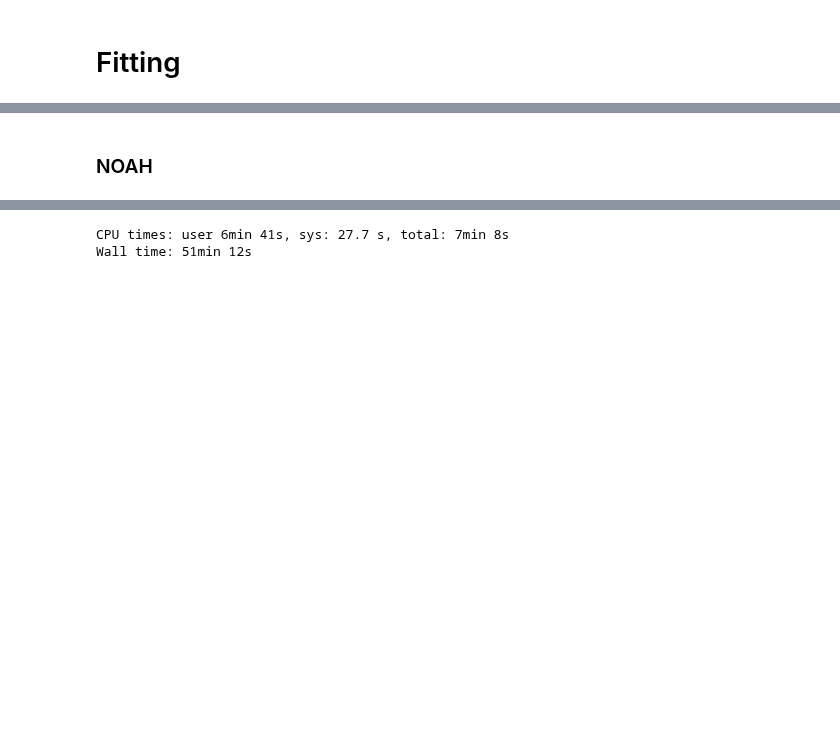
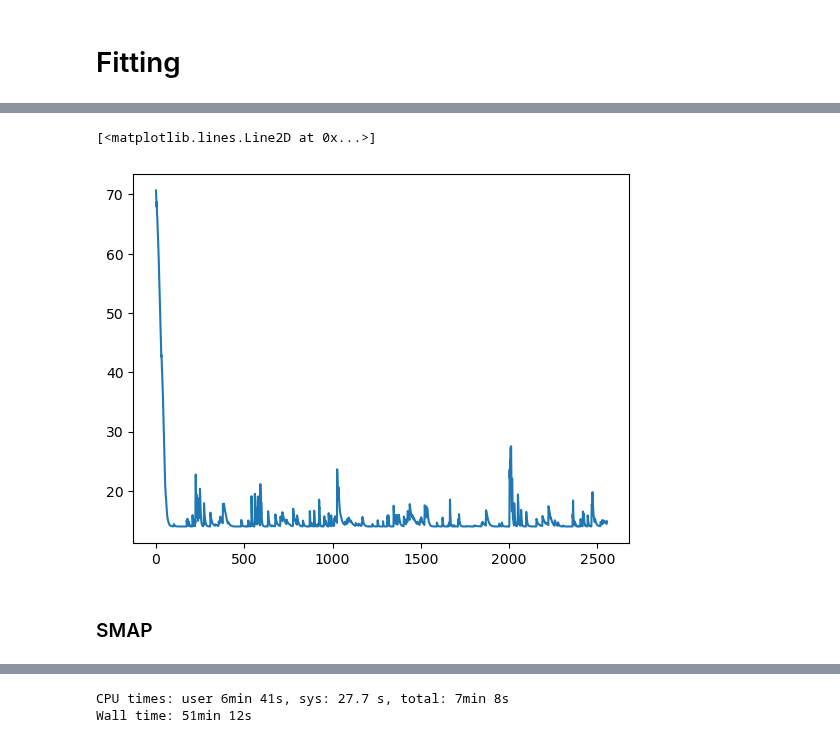
Before and after one commit to david0811/lafferty-etal-2024-tbd, a Jupyter notebook: code/02a_WBM_calibration.ipynb, the cells around one changed output, grey strips where cells are left out. Drawn from its saved outputs; the diff is of its cells as text; code cells hidden in the pictures; blank space fills up the shorter version.

```diff
--- a/code/02a_WBM_calibration.ipynb
+++ b/code/02a_WBM_calibration.ipynb
@@ -273,5 +1604,10 @@ error_fn_names = ['rmse', 'mse', 'kge', 'q0-25rmse', 'q75-100rmse']
+# %%
+plt.plot(loss[0,:])
+# %% [output]
+[<matplotlib.lines.Line2D at 0x...>]
+[figure, added]
 # %% [markdown]
-### NOAH
+### SMAP
 # %%
 # Info
 subset_name = 'centralUS'
```
Also changed, not shown: parts of 84 cells of this notebook, 10 other files.
